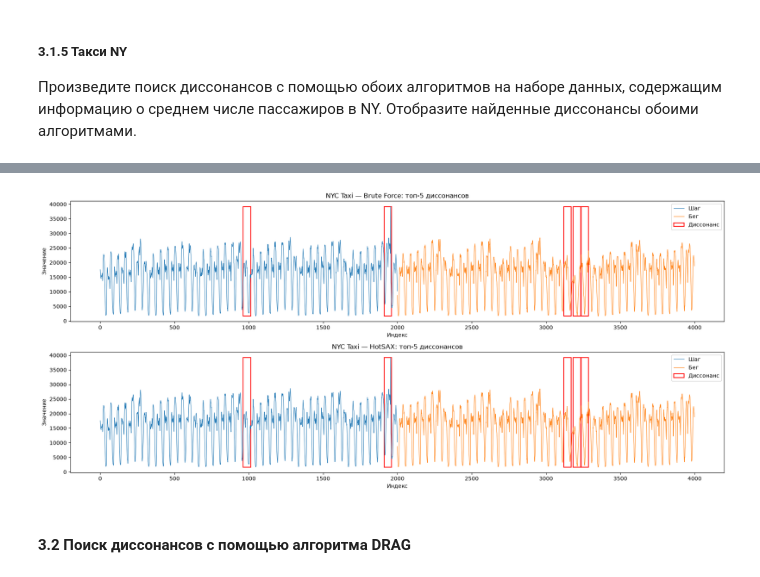
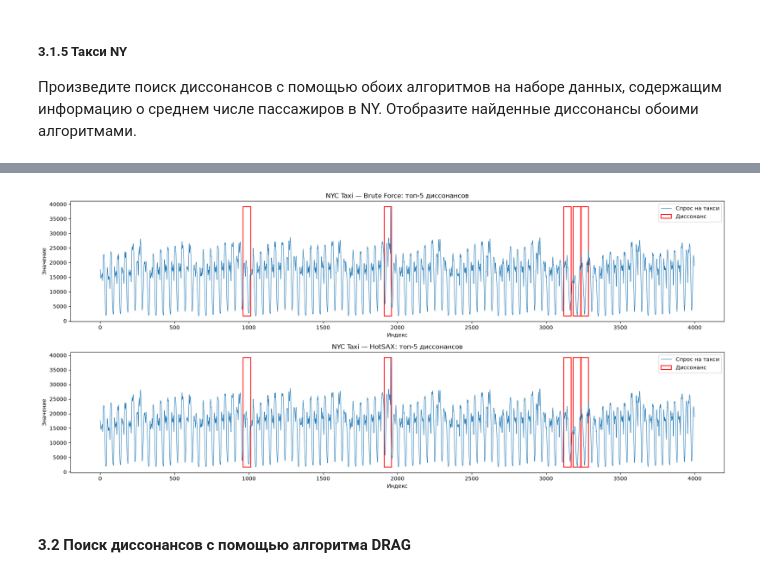
Before and after one commit to Mswork6/2026-Chashin-TimeSeriesCourse, a Jupyter notebook: practice/03 Discords/03 Discords.ipynb, the cells around one changed output, grey strips where cells are left out. Drawn from its saved outputs; the diff is of its cells as text; code cells hidden in the pictures.

```diff
--- a/practice/03 Discords/03 Discords.ipynb
+++ b/practice/03 Discords/03 Discords.ipynb
@@ -288,33 +304,68 @@ HotSAX:
  [3.23700000e+03 2.22922775e+00]
  [9.63000000e+02 1.61152765e+00]]
 [figure]
+# %%
+def plot_taxi_discords(ax, series, discords, title, size_sub=50):
+    discords = np.asarray(discords)
+
+    if discords.ndim == 1:
+        discords = discords.reshape(-1, 2)
+
+    # Весь временной ряд одним цветом
+    ax.plot(
+        np.arange(len(series)),
+        series,
+        linewidth=0.8,
+        label='Спрос на такси'
+    )
+
+    # Выделяем диссонансы
+    for i, (pos, dist) in enumerate(discords):
+        pos = int(pos)
+
+        ax.add_patch(
+            Rectangle(
+                (pos, series.min()),
+                size_sub,
+                series.max() - series.min(),
+                linewidth=1.5,
+                edgecolor='red',
+                facecolor='none',
+                label='Диссонанс' if i == 0 else None
+            )
+        )
+
+    ax.set_title(title)
+    ax.set_xlabel('Индекс')
+    ax.set_ylabel('Значение')
+    ax.legend()
 # %%
 fig, axes = plt.subplots(
     nrows=2,
     ncols=1,
     figsize=(18, 8)
 )
 
-plot_discords(
+plot_taxi_discords(
     axes[0],
     nyc_taxi,
     discords_taxi_bf,
     'NYC Taxi — Brute Force: топ-5 диссонансов',
     m_taxi
 )
 
-plot_discords(
+plot_taxi_discords(
     axes[1],
     nyc_taxi,
     discords_taxi_hs,
     'NYC Taxi — HotSAX: топ-5 диссонансов',
     m_taxi
 )
 
 plt.tight_layout()
 plt.show()
 # %% [output]
-[figure, old version]
+[figure, new version]
 # %% [markdown]
 #### **3.2 Поиск диссонансов с помощью алгоритма DRAG**
 # %%
```
Also changed, not shown: parts of 6 cells of this notebook.
